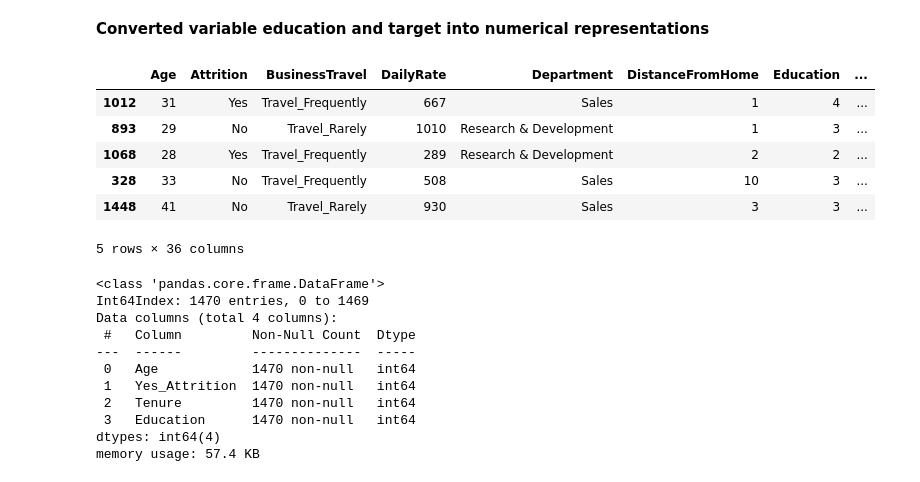
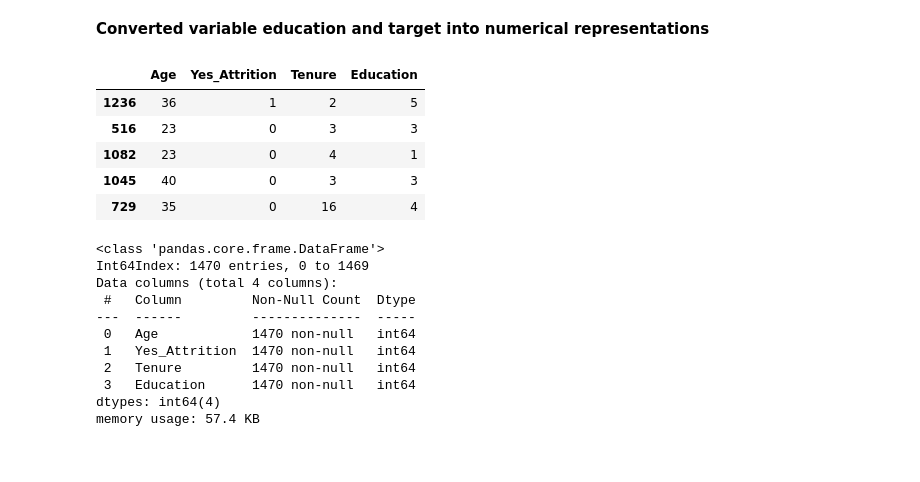
Before and after one commit to Miatta-Sinayoko/Employee-Churn-Prediction, a Jupyter notebook: explore.ipynb, the cells around one changed output. Drawn from its saved outputs; the diff is of its cells as text; code cells hidden in the pictures.

```diff
--- a/explore.ipynb
+++ b/explore.ipynb
@@ -271,15 +268,14 @@ selected_df.shape
 # %% [markdown]
 **Converted variable education and target  into numerical representations**
 # %%
-HR_df.sample(5)
+selected_df.sample(5)
 # %% [output]
-|  | Age | Attrition | BusinessTravel | DailyRate | Department | DistanceFromHome | Education | ... |
-| 1012 | 31 | Yes | Travel_Frequently | 667 | Sales | 1 | 4 | ... |
-| 893 | 29 | No | Travel_Rarely | 1010 | Research & Development | 1 | 3 | ... |
-| 1068 | 28 | Yes | Travel_Frequently | 289 | Research & Development | 2 | 2 | ... |
-| 328 | 33 | No | Travel_Frequently | 508 | Sales | 10 | 3 | ... |
-| 1448 | 41 | No | Travel_Rarely | 930 | Sales | 3 | 3 | ... |
+|  | Age | Yes_Attrition | Tenure | Education |
+| 1236 | 36 | 1 | 2 | 5 |
+| 516 | 23 | 0 | 3 | 3 |
+| 1082 | 23 | 0 | 4 | 1 |
+| 1045 | 40 | 0 | 3 | 3 |
+| 729 | 35 | 0 | 16 | 4 |
-5 rows × 36 columns
 # %%
 selected_df.info()
 # %% [output]
```
Also changed, not shown: parts of 33 cells of this notebook.
